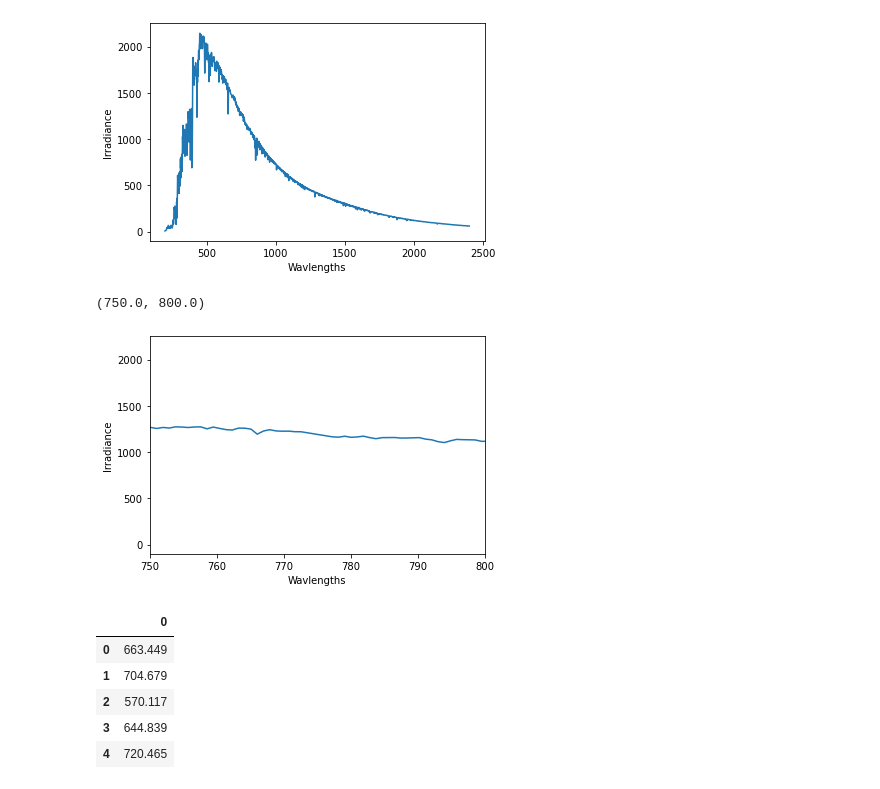
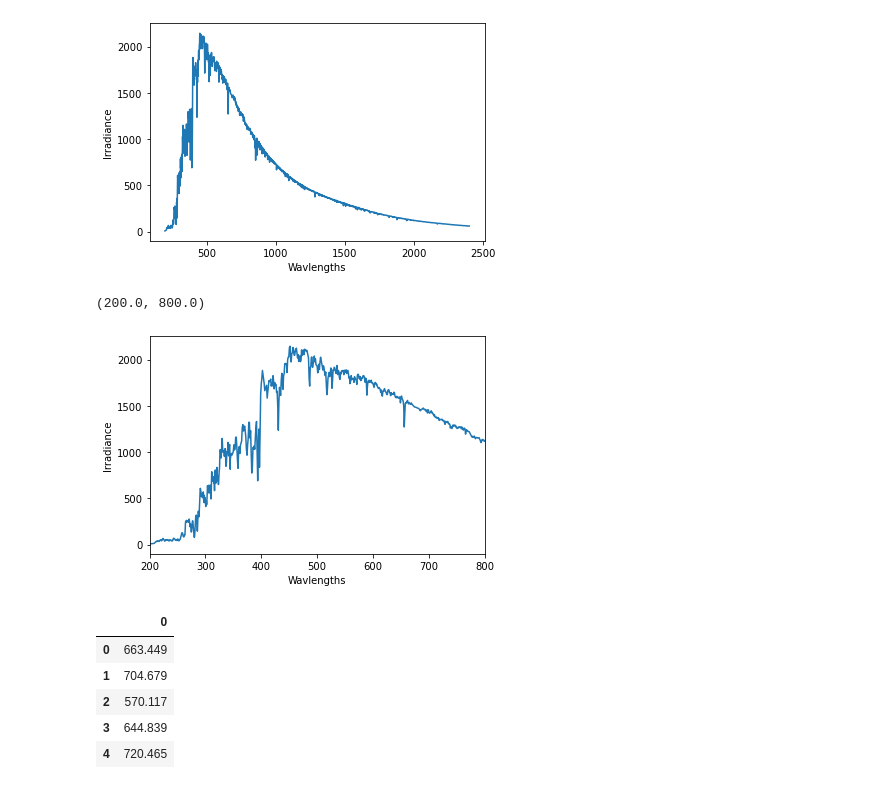
Before and after one commit to JamesWallace99/SIF_MISCADA_PROJECT, a Jupyter notebook: SCOPE_simulations/hyspec_wavelengths_conversion.ipynb, the cells around one changed output. Saved outputs shown, nothing was run; the diff lists cells and outputs as text; code cells hidden in the pictures.

```diff
--- a/SCOPE_simulations/hyspec_wavelengths_conversion.ipynb
+++ b/SCOPE_simulations/hyspec_wavelengths_conversion.ipynb
@@ -24,11 +24,11 @@ Text(0, 0.5, 'Irradiance')
 # %%
 plt.plot(irr_df['wavelength'], irr_df['Irradiance']) # plot hypsec irradaince spectra
 plt.xlabel('Wavlengths')
 plt.ylabel('Irradiance')
-plt.xlim(750, 800)
+plt.xlim(200, 800)
 # %% [output]
-(750.0, 800.0)
+(200.0, 800.0)
-[figure, old version]
+[figure, new version]
 # %%
 # now plot Py6S spectra
 py6s_wave_df = pd.read_excel('/Users/jameswallace/Desktop/Project/FENIX_Bands.xlsx', index_col=0)
```
Also changed, not shown: parts of 1 cell of this notebook, 17 other files.
